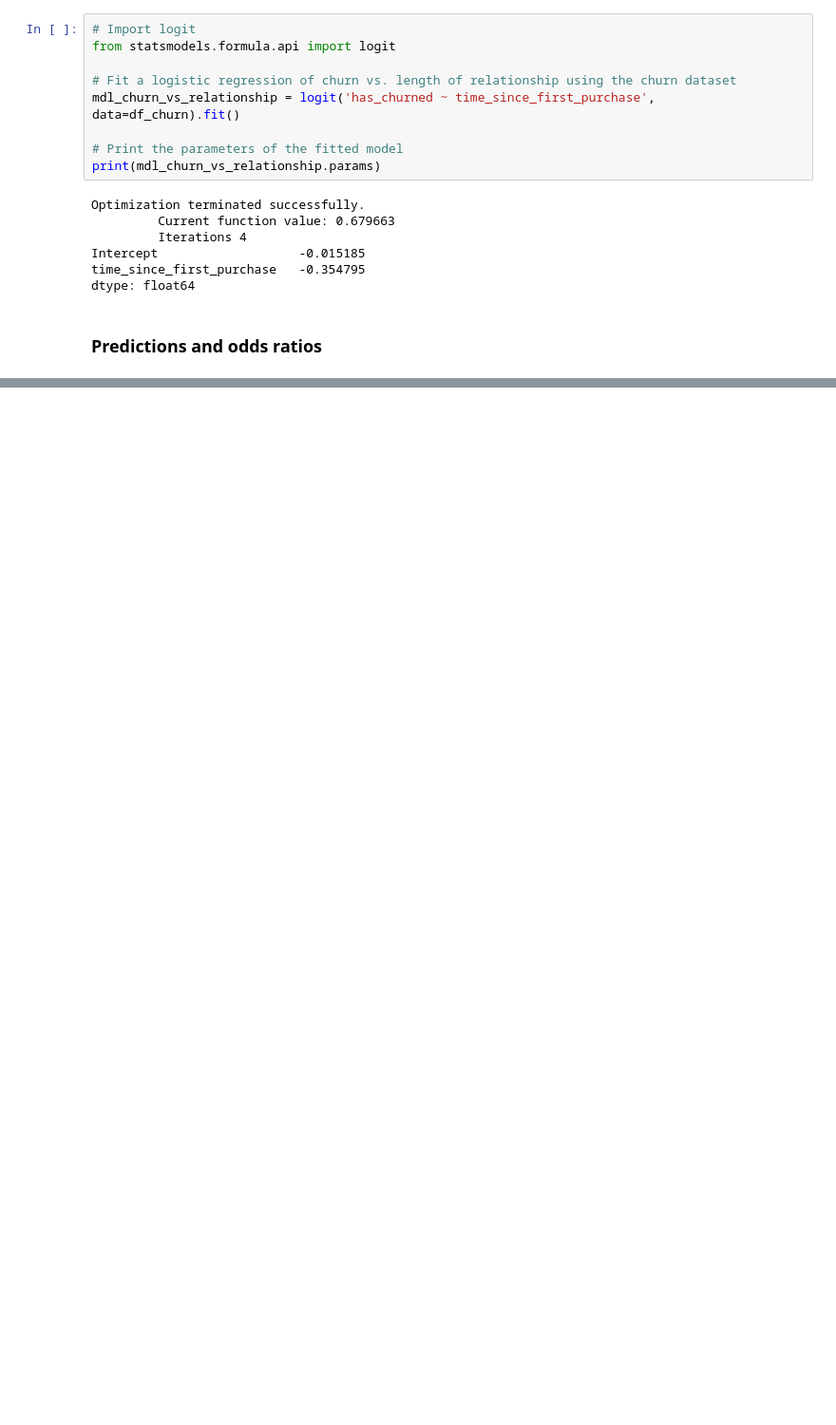
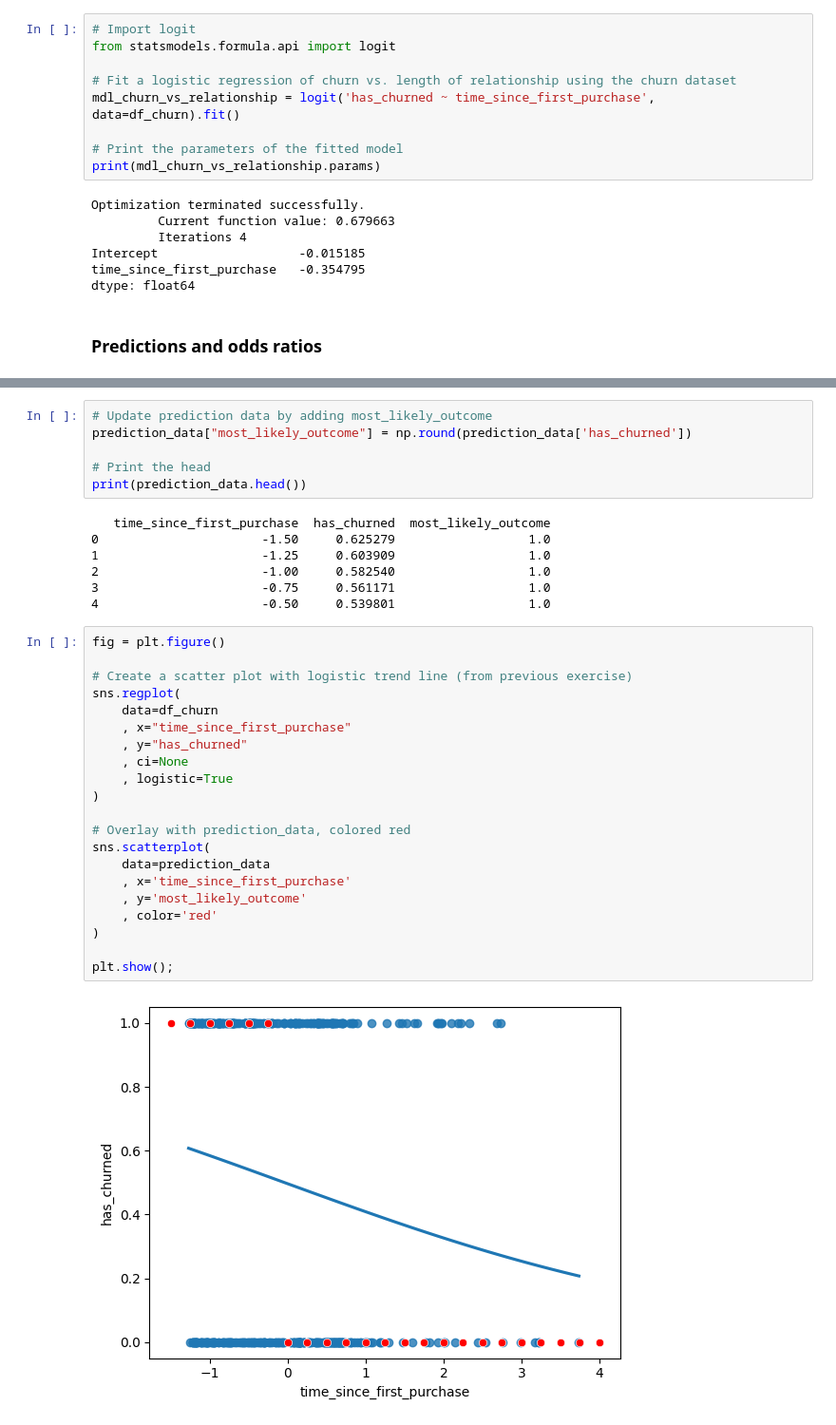
Before and after one commit to AnshuBantra/Python, a Jupyter notebook: Associate Data Scientist in Python/026 Introduction to Regression with statsmodels in Python/regression.ipynb, the cells around one changed output, grey strips where cells are left out. Shown at 95% size. Saved outputs shown, nothing was run; the diff lists cells and outputs as text; blank space fills up the shorter version.

```diff
--- a/Associate Data Scientist in Python/026 Introduction to Regression with statsmodels in Python/regression.ipynb
+++ b/Associate Data Scientist in Python/026 Introduction to Regression with statsmodels in Python/regression.ipynb
@@ -826,0 +863,36 @@ a
+# %%
+# Update prediction data by adding most_likely_outcome
+prediction_data["most_likely_outcome"] = np.round(prediction_data['has_churned'])
+
+# Print the head
+print(prediction_data.head())
+# %% [output]
+   time_since_first_purchase  has_churned  most_likely_outcome
+0                      -1.50     0.625279                  1.0
+1                      -1.25     0.603909                  1.0
+2                      -1.00     0.582540                  1.0
+3                      -0.75     0.561171                  1.0
+4                      -0.50     0.539801                  1.0
+# %%
+fig = plt.figure()
+
+# Create a scatter plot with logistic trend line (from previous exercise)
+sns.regplot(
+    data=df_churn
+    , x="time_since_first_purchase"
+    , y="has_churned"
+    , ci=None
+    , logistic=True
+)
+
+# Overlay with prediction_data, colored red
+sns.scatterplot(
+    data=prediction_data
+    , x='time_since_first_purchase'
+    , y='most_likely_outcome'
+    , color='red'
+)
+
+plt.show();
+# %% [output]
+[figure, added]
```
Also changed, not shown: parts of 40 cells of this notebook, 1 other file.
